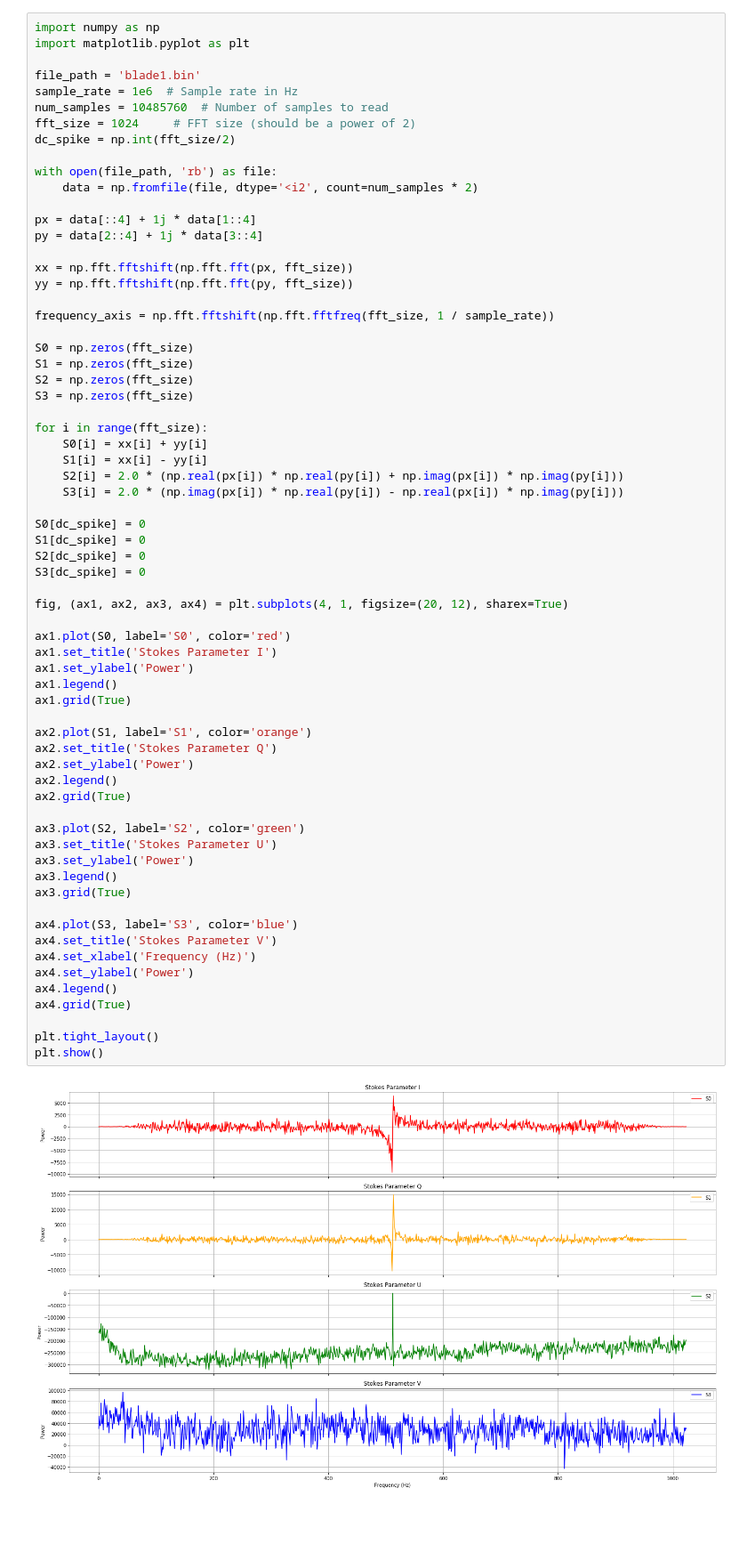
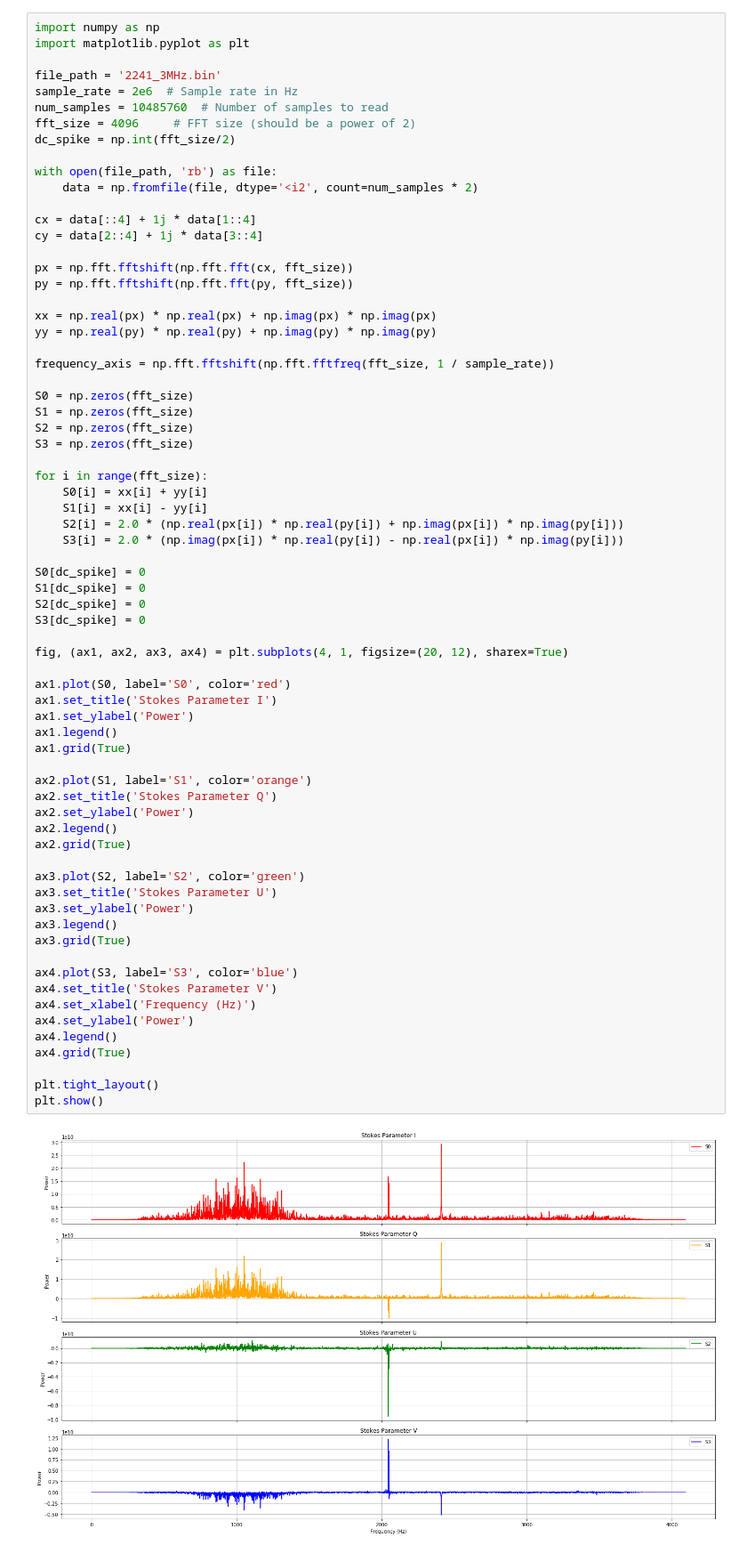
Before and after one commit to ScottTilley/BladeRF_tests, a Jupyter notebook: BladeRF Stokes Test.ipynb, the cells around one changed output. Shown at 89% size. Cells and saved outputs as stored; diff of their text form; blank space fills up the shorter version.

```diff
--- a/BladeRF Stokes Test.ipynb
+++ b/BladeRF Stokes Test.ipynb
@@ -2,20 +2,23 @@
 import numpy as np
 import matplotlib.pyplot as plt
 
-file_path = 'blade1.bin'
-sample_rate = 1e6  # Sample rate in Hz
+file_path = '2241_3MHz.bin'
+sample_rate = 2e6  # Sample rate in Hz
 num_samples = 10485760  # Number of samples to read
-fft_size = 1024     # FFT size (should be a power of 2)
+fft_size = 4096     # FFT size (should be a power of 2)
 dc_spike = np.int(fft_size/2)
 
 with open(file_path, 'rb') as file:
     data = np.fromfile(file, dtype='<i2', count=num_samples * 2)
 
-px = data[::4] + 1j * data[1::4]
-py = data[2::4] + 1j * data[3::4]
+cx = data[::4] + 1j * data[1::4]
+cy = data[2::4] + 1j * data[3::4]
 
-xx = np.fft.fftshift(np.fft.fft(px, fft_size))
-yy = np.fft.fftshift(np.fft.fft(py, fft_size))
+px = np.fft.fftshift(np.fft.fft(cx, fft_size))
+py = np.fft.fftshift(np.fft.fft(py, fft_size))
+
+xx = np.real(px) * np.real(px) + np.imag(px) * np.imag(px)
+yy = np.real(py) * np.real(py) + np.imag(py) * np.imag(py)
 
 frequency_axis = np.fft.fftshift(np.fft.fftfreq(fft_size, 1 / sample_rate))
 
@@ -38,34 +41,34 @@ S3[dc_spike] = 0
 fig, (ax1, ax2, ax3, ax4) = plt.subplots(4, 1, figsize=(20, 12), sharex=True)
 
 ax1.plot(S0, label='S0', color='red')
 ax1.set_title('Stokes Parameter I')
 ax1.set_ylabel('Power')
 ax1.legend()
 ax1.grid(True)
 
 ax2.plot(S1, label='S1', color='orange')
 ax2.set_title('Stokes Parameter Q')
 ax2.set_ylabel('Power')
 ax2.legend()
 ax2.grid(True)
 
 ax3.plot(S2, label='S2', color='green')
 ax3.set_title('Stokes Parameter U')
 ax3.set_ylabel('Power')
 ax3.legend()
 ax3.grid(True)
 
 ax4.plot(S3, label='S3', color='blue')
 ax4.set_title('Stokes Parameter V')
 ax4.set_xlabel('Frequency (Hz)')
 ax4.set_ylabel('Power')
 ax4.legend()
 ax4.grid(True)
 
 plt.tight_layout()
 plt.show()
 # %% [output]
-[figure, old version]
+[figure, new version]
 # %%
 phase_difference_degrees = np.angle(yy) - np.angle(xx)
 phase_difference_degrees = np.degrees(phase_difference_degrees)
```
Also changed, not shown: parts of 1 cell of this notebook.
